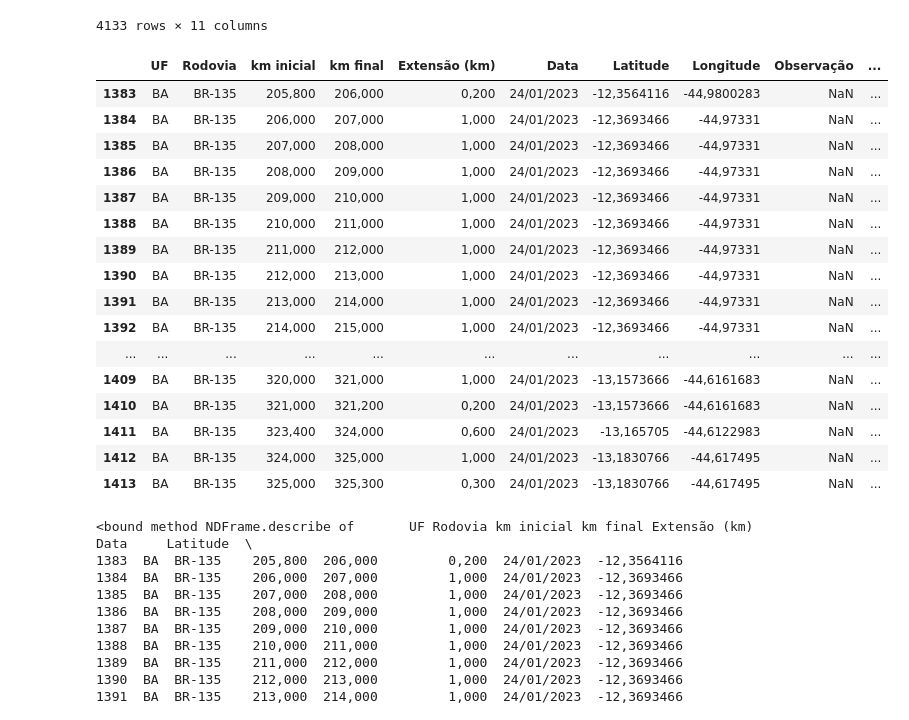
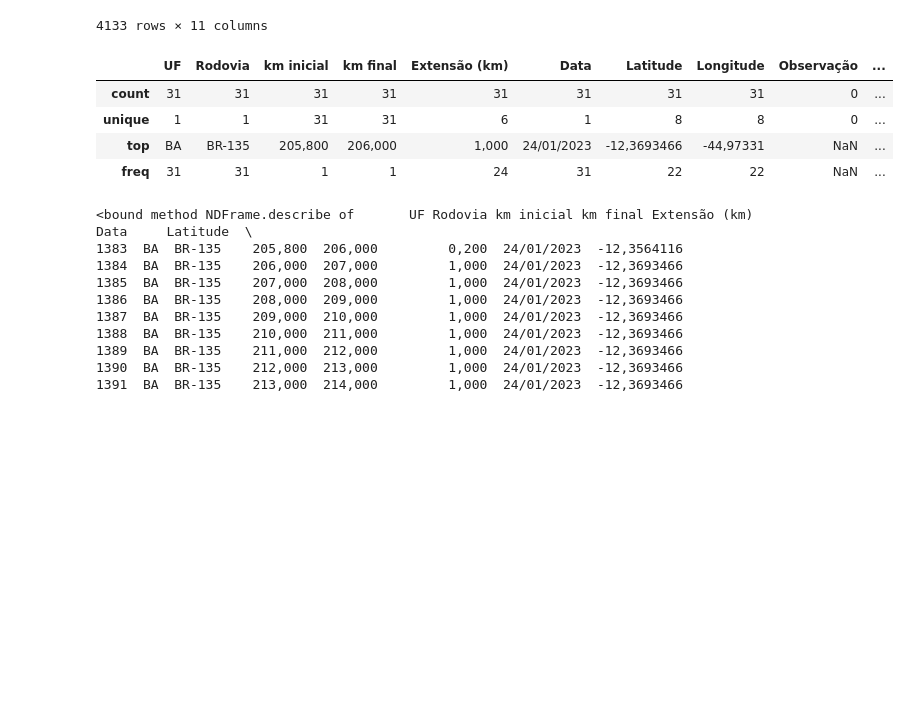
Before and after one commit to WandersonGustavo/Imersao_Alura_Aula_04, a Jupyter notebook: dnit_dados2.ipynb, the cells around one changed output. Saved outputs shown, nothing was run; the diff lists cells and outputs as text; code cells hidden in the pictures; blank space fills up the shorter version.

```diff
--- a/dnit_dados2.ipynb
+++ b/dnit_dados2.ipynb
@@ -47,25 +47,13 @@ base.drop
 # %%
 dadosBahia23=base.groupby(['UF'])
 dadosBahia23=dadosBahia23.get_group('BA')
-dadosBahia23
+dadosBahia23.describe()
 # %% [output]
 |  | UF | Rodovia | km inicial | km final | Extensão (km) | Data | Latitude | Longitude | Observação | ... |
-| 1383 | BA | BR-135 | 205,800 | 206,000 | 0,200 | 24/01/2023 | -12,3564116 | -44,9800283 | NaN | ... |
-| 1384 | BA | BR-135 | 206,000 | 207,000 | 1,000 | 24/01/2023 | -12,3693466 | -44,97331 | NaN | ... |
-| 1385 | BA | BR-135 | 207,000 | 208,000 | 1,000 | 24/01/2023 | -12,3693466 | -44,97331 | NaN | ... |
-| 1386 | BA | BR-135 | 208,000 | 209,000 | 1,000 | 24/01/2023 | -12,3693466 | -44,97331 | NaN | ... |
-| 1387 | BA | BR-135 | 209,000 | 210,000 | 1,000 | 24/01/2023 | -12,3693466 | -44,97331 | NaN | ... |
-| 1388 | BA | BR-135 | 210,000 | 211,000 | 1,000 | 24/01/2023 | -12,3693466 | -44,97331 | NaN | ... |
-| 1389 | BA | BR-135 | 211,000 | 212,000 | 1,000 | 24/01/2023 | -12,3693466 | -44,97331 | NaN | ... |
-| 1390 | BA | BR-135 | 212,000 | 213,000 | 1,000 | 24/01/2023 | -12,3693466 | -44,97331 | NaN | ... |
-| 1391 | BA | BR-135 | 213,000 | 214,000 | 1,000 | 24/01/2023 | -12,3693466 | -44,97331 | NaN | ... |
-| 1392 | BA | BR-135 | 214,000 | 215,000 | 1,000 | 24/01/2023 | -12,3693466 | -44,97331 | NaN | ... |
-| ... | ... | ... | ... | ... | ... | ... | ... | ... | ... | ... |
-| 1409 | BA | BR-135 | 320,000 | 321,000 | 1,000 | 24/01/2023 | -13,1573666 | -44,6161683 | NaN | ... |
-| 1410 | BA | BR-135 | 321,000 | 321,200 | 0,200 | 24/01/2023 | -13,1573666 | -44,6161683 | NaN | ... |
-| 1411 | BA | BR-135 | 323,400 | 324,000 | 0,600 | 24/01/2023 | -13,165705 | -44,6122983 | NaN | ... |
-| 1412 | BA | BR-135 | 324,000 | 325,000 | 1,000 | 24/01/2023 | -13,1830766 | -44,617495 | NaN | ... |
-| 1413 | BA | BR-135 | 325,000 | 325,300 | 0,300 | 24/01/2023 | -13,1830766 | -44,617495 | NaN | ... |
+| count | 31 | 31 | 31 | 31 | 31 | 31 | 31 | 31 | 0 | ... |
+| unique | 1 | 1 | 31 | 31 | 6 | 1 | 8 | 8 | 0 | ... |
+| top | BA | BR-135 | 205,800 | 206,000 | 1,000 | 24/01/2023 | -12,3693466 | -44,97331 | NaN | ... |
+| freq | 31 | 31 | 1 | 1 | 24 | 31 | 22 | 22 | NaN | ... |
 # %%
 #latitude dos trechos baianos
 latitude=base.groupby(['Latitude'])
```
Also changed, not shown: parts of 15 cells of this notebook.
